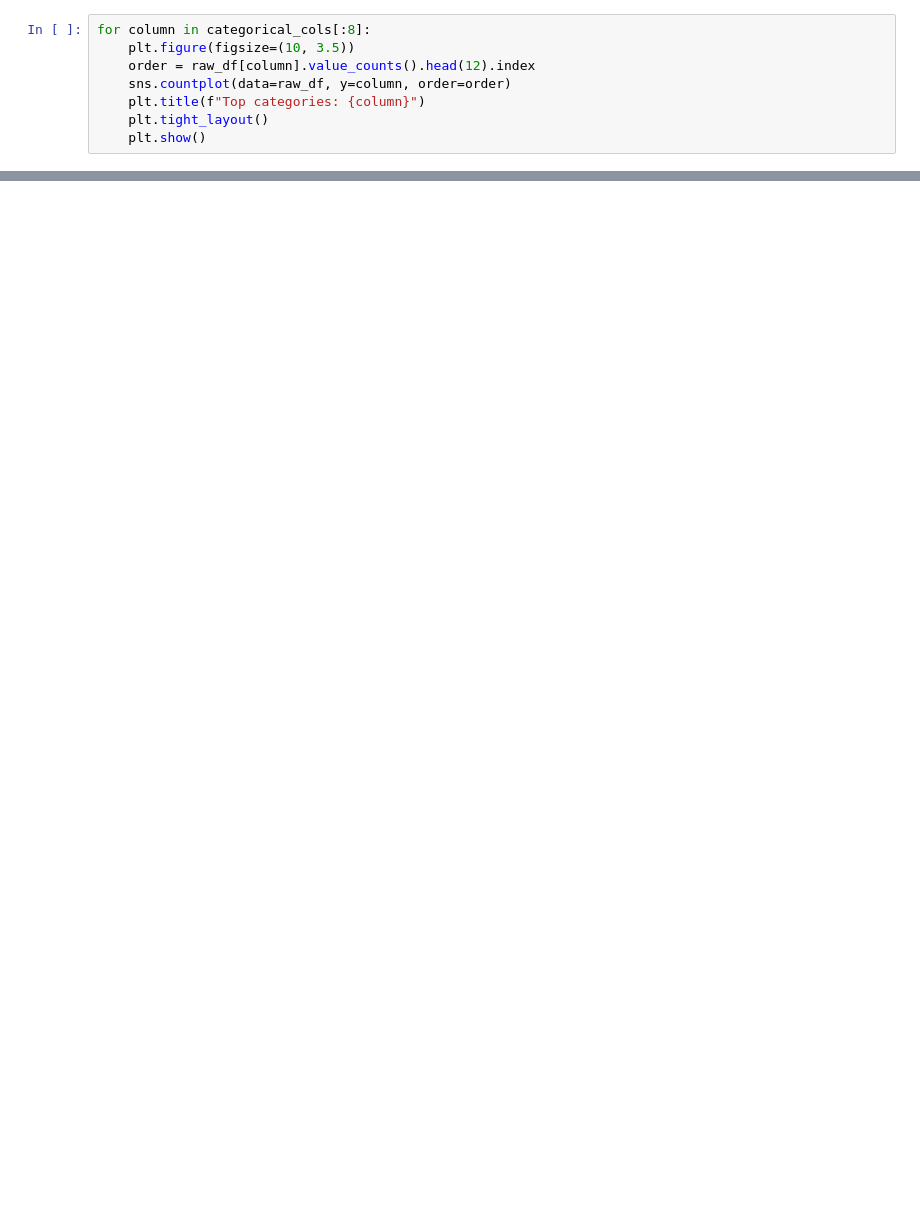
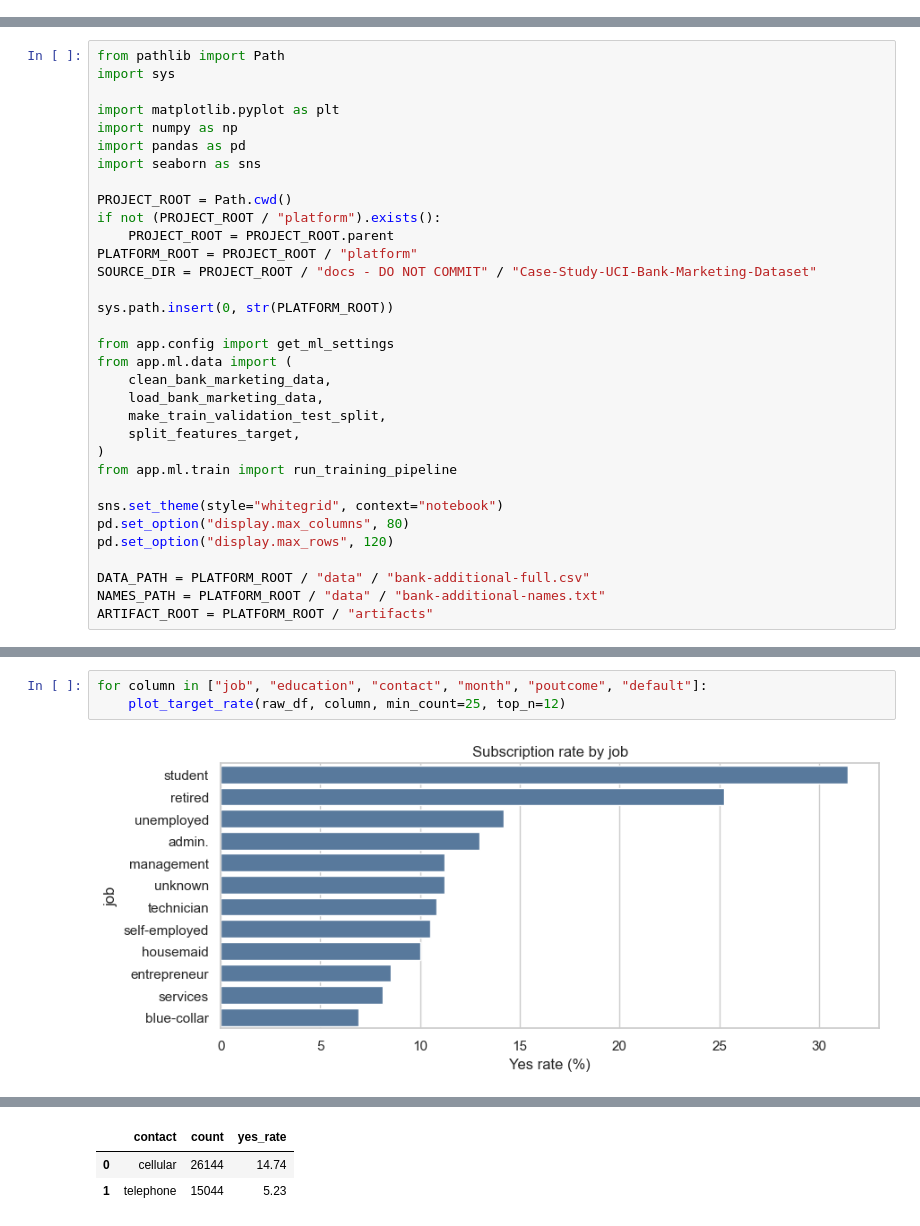
Before and after one commit to MohamadAliAlFakih/DriftWatch, a Jupyter notebook: notebooks/01_eda_training_mlflow.ipynb, the cells around one changed output, grey strips where cells are left out. Cells and saved outputs as stored; diff of their text form; blank space fills up the shorter version.

Commit message:
fix: phase3.1 dataset changed + notebook updated eda + threshold fix

```diff
--- a/notebooks/01_eda_training_mlflow.ipynb
+++ b/notebooks/01_eda_training_mlflow.ipynb
@@ -85,8 +0,0 @@ Observation: skewed numeric features and outliers are expected in campaign and e
-# %%
-for column in categorical_cols[:8]:
-    plt.figure(figsize=(10, 3.5))
-    order = raw_df[column].value_counts().head(12).index
-    sns.countplot(data=raw_df, y=column, order=order)
-    plt.title(f"Top categories: {column}")
-    plt.tight_layout()
-    plt.show()
@@ -154,0 +15,33 @@ Promotion to Production should happen later through the platform promotion gate,
+# %%
+from pathlib import Path
+import sys
+
+import matplotlib.pyplot as plt
+import numpy as np
+import pandas as pd
+import seaborn as sns
+
+PROJECT_ROOT = Path.cwd()
+if not (PROJECT_ROOT / "platform").exists():
+    PROJECT_ROOT = PROJECT_ROOT.parent
+PLATFORM_ROOT = PROJECT_ROOT / "platform"
+SOURCE_DIR = PROJECT_ROOT / "docs - DO NOT COMMIT" / "Case-Study-UCI-Bank-Marketing-Dataset"
+
+sys.path.insert(0, str(PLATFORM_ROOT))
+
+from app.config import get_ml_settings
+from app.ml.data import (
+    clean_bank_marketing_data,
+    load_bank_marketing_data,
+    make_train_validation_test_split,
+    split_features_target,
+)
+from app.ml.train import run_training_pipeline
+
+sns.set_theme(style="whitegrid", context="notebook")
+pd.set_option("display.max_columns", 80)
+pd.set_option("display.max_rows", 120)
+
+DATA_PATH = PLATFORM_ROOT / "data" / "bank-additional-full.csv"
+NAMES_PATH = PLATFORM_ROOT / "data" / "bank-additional-names.txt"
+ARTIFACT_ROOT = PLATFORM_ROOT / "artifacts"
@@ -154,0 +341,5 @@ Promotion to Production should happen later through the platform promotion gate,
+# %%
+for column in ["job", "education", "contact", "month", "poutcome", "default"]:
+    plot_target_rate(raw_df, column, min_count=25, top_n=12)
+# %% [output]
+[figure, added]
@@ -154,0 +369,3 @@ Promotion to Production should happen later through the platform promotion gate,
+|  | contact | count | yes_rate |
+| 0 | cellular | 26144 | 14.74 |
+| 1 | telephone | 15044 | 5.23 |
```
Also changed, not shown: parts of 57 cells of this notebook, 28 other files.
